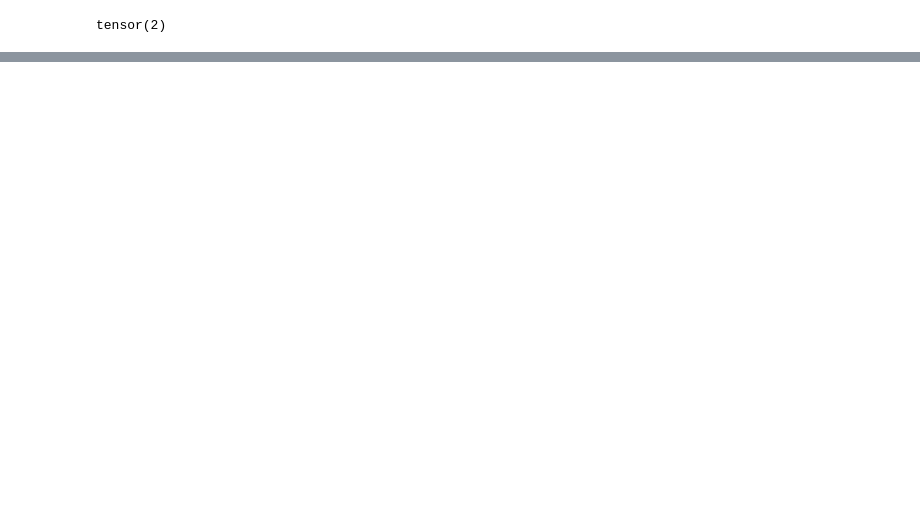
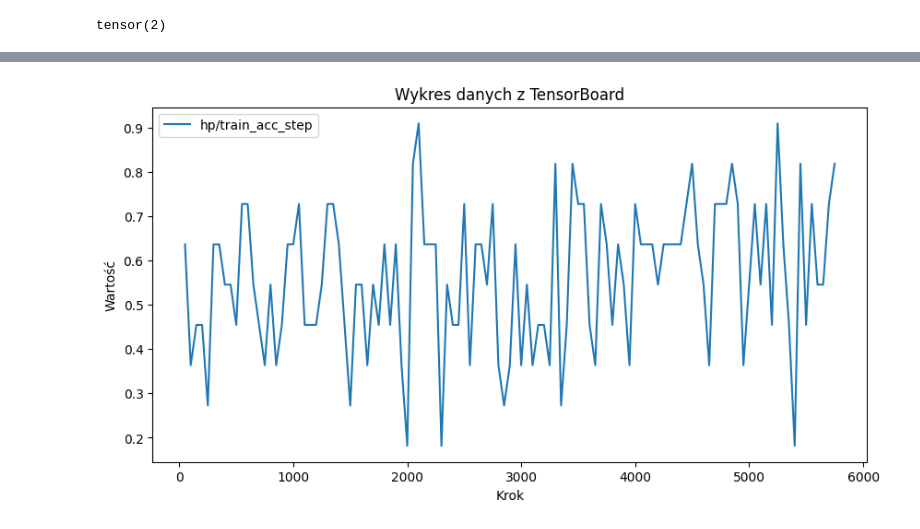
Before and after one commit to Kleczyk/Decoding_of_EEG, a Jupyter notebook: v5.ipynb, the cells around one changed output, grey strips where cells are left out. Drawn from its saved outputs; the diff is of its cells as text; code cells hidden in the pictures; blank space fills up the shorter version.

```diff
--- a/v5.ipynb
+++ b/v5.ipynb
@@ -273,0 +326,37 @@ tensor_option1.shape
+# %%
+from tensorboard.backend.event_processing import event_accumulator
+import matplotlib.pyplot as plt
+
+def load_tensorboard_scalars(logdir):
+    # Tworzy akumulator do odczytu danych
+    ea = event_accumulator.EventAccumulator(logdir,
+        size_guidance={event_accumulator.SCALARS: 0})  # 0 = bez ograniczeń
+    ea.Reload()  # Wczytaj wszystkie dane z dysku
+
+    # Odczyt danych skalarnych
+    scalars = {}
+    for tag in ea.Tags()['scalars']:
+        events = ea.Scalars(tag)
+        scalars[tag] = [(e.wall_time, e.step, e.value) for e in events]
+
+    return scalars
+
+# Ścieżka do katalogu z logami TensorBoard
+logdir = '/home/daniel/repos/Decoding_of_EEG/lightning_logs/CWT_EEG/version_51/events.out.tfevents.1713204451.pop-os.32833.5'
+
+# Wczytanie danych
+scalars = load_tensorboard_scalars(logdir)
+
+# Przykład wyświetlenia danych skalarnych
+tag = 'hp/train_acc_step'  # Zmień na odpowiedni tag, który chcesz wyświetlić
+times, steps, values = zip(*scalars[tag])
+
+plt.figure(figsize=(10, 5))
+plt.plot(steps, values, label=tag)
+plt.xlabel('Krok')
+plt.ylabel('Wartość')
+plt.title('Wykres danych z TensorBoard')
+plt.legend()
+plt.show()
+# %% [output]
+[figure, added]
```
Also changed, not shown: parts of 13 cells of this notebook.
